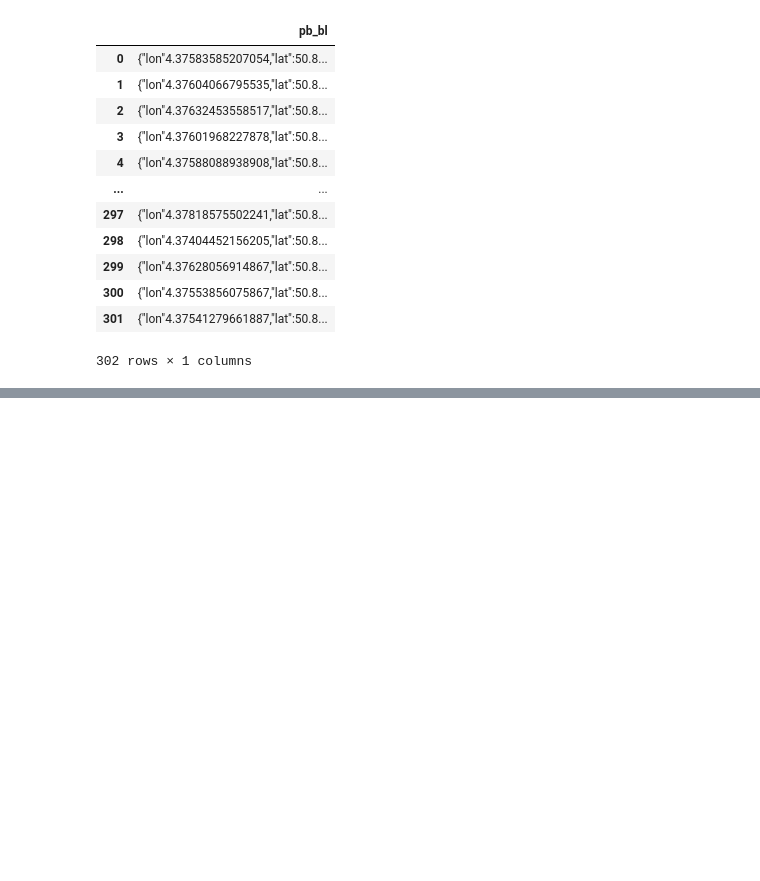
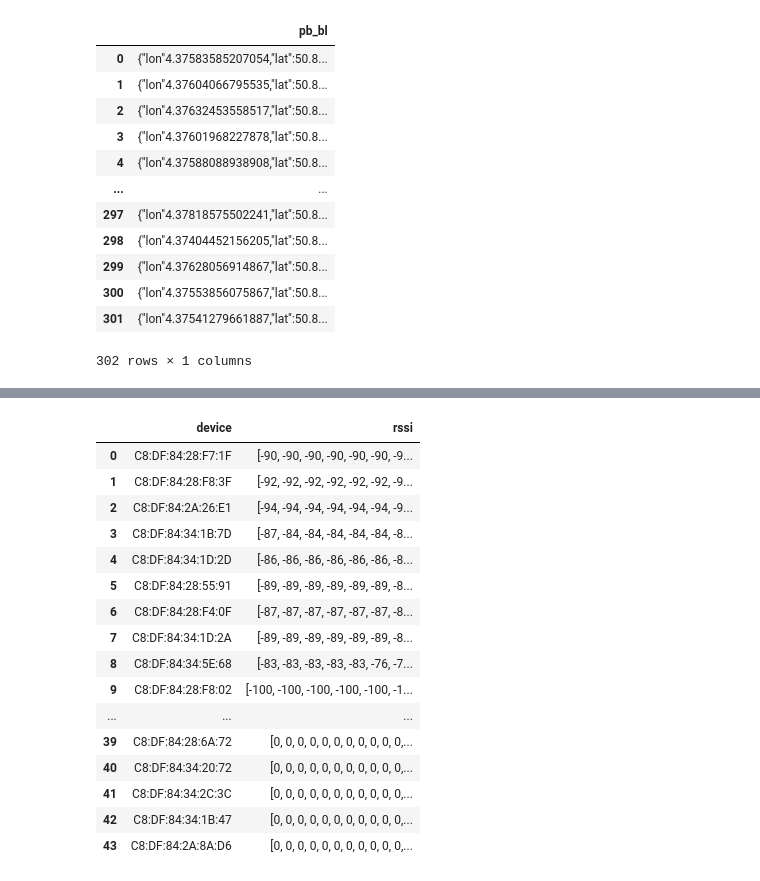
Before and after one commit to soumabkargit/intro-to-machine-learning, a Jupyter notebook: n_vibe.ipynb, the cells around one changed output, grey strips where cells are left out. Saved outputs shown, nothing was run; the diff lists cells and outputs as text; code cells hidden in the pictures; blank space fills up the shorter version.

```diff
--- a/n_vibe.ipynb
+++ b/n_vibe.ipynb
@@ -223,0 +236,6 @@ temp_val_array
+# %%
+f = open("Mesures fixes/ligne1point1personne1iteration1.txt", "r")
+#print(f.readline())
+info_lppi = f.readline().strip("delta t:500ms  nb points :50      ") #strip
+#print(info_lppi)
+info_lppi_array = info_lppi.split("NVibeRssiStorage")
@@ -223,0 +264,2 @@ temp_val_array
+# %%
+info_lppi_array[-1] = info_lppi_array[-1].strip('\]')
@@ -223,0 +286,16 @@ temp_val_array
+# %%
+array_device = []
+array_rssi = []
+
+for info in info_lppi_array:
+  temp_info_device,temp_info_rssi = info.split("," , 1)
+  #print(" info brute device : ",temp_info_device,'\n')
+  #print(" info brute rssi : ",temp_info_rssi,'\n')
+  temp_info_device = temp_info_device.strip('{device=')
+  temp_info_rssi = temp_info_rssi.strip(' rssi=')
+  temp_info_rssi = temp_info_rssi.rstrip('},')
+  print(temp_info_rssi)
+  array_device.append(temp_info_device)
+  array_rssi.append(temp_info_rssi)
+  #print(" info device : ",temp_info_device,'\n')
+  #print(" info rssi : ",temp_info_rssi,'\n')
@@ -223,0 +360,23 @@ temp_val_array
+# %%
+data_lppi = {'device' : array_device, 'rssi' : array_rssi}
+df_lppi  = pd.DataFrame(data= data_lppi)
+# %%
+df_lppi
+# %% [output]
+|  | device | rssi |
+| 0 | C8:DF:84:28:F7:1F | [-90, -90, -90, -90, -90, -90, -9... |
+| 1 | C8:DF:84:28:F8:3F | [-92, -92, -92, -92, -92, -92, -9... |
+| 2 | C8:DF:84:2A:26:E1 | [-94, -94, -94, -94, -94, -94, -9... |
+| 3 | C8:DF:84:34:1B:7D | [-87, -84, -84, -84, -84, -84, -8... |
+| 4 | C8:DF:84:34:1D:2D | [-86, -86, -86, -86, -86, -86, -8... |
+| 5 | C8:DF:84:28:55:91 | [-89, -89, -89, -89, -89, -89, -8... |
+| 6 | C8:DF:84:28:F4:0F | [-87, -87, -87, -87, -87, -87, -8... |
+| 7 | C8:DF:84:34:1D:2A | [-89, -89, -89, -89, -89, -89, -8... |
+| 8 | C8:DF:84:34:5E:68 | [-83, -83, -83, -83, -83, -76, -7... |
+| 9 | C8:DF:84:28:F8:02 | [-100, -100, -100, -100, -100, -1... |
+| ... | ... | ... |
+| 39 | C8:DF:84:28:6A:72 | [0, 0, 0, 0, 0, 0, 0, 0, 0, 0, 0,... |
+| 40 | C8:DF:84:34:20:72 | [0, 0, 0, 0, 0, 0, 0, 0, 0, 0, 0,... |
+| 41 | C8:DF:84:34:2C:3C | [0, 0, 0, 0, 0, 0, 0, 0, 0, 0, 0,... |
+| 42 | C8:DF:84:34:1B:47 | [0, 0, 0, 0, 0, 0, 0, 0, 0, 0, 0,... |
+| 43 | C8:DF:84:2A:8A:D6 | [0, 0, 0, 0, 0, 0, 0, 0, 0, 0, 0,... |
```
Also changed, not shown: parts of 11 cells of this notebook.
